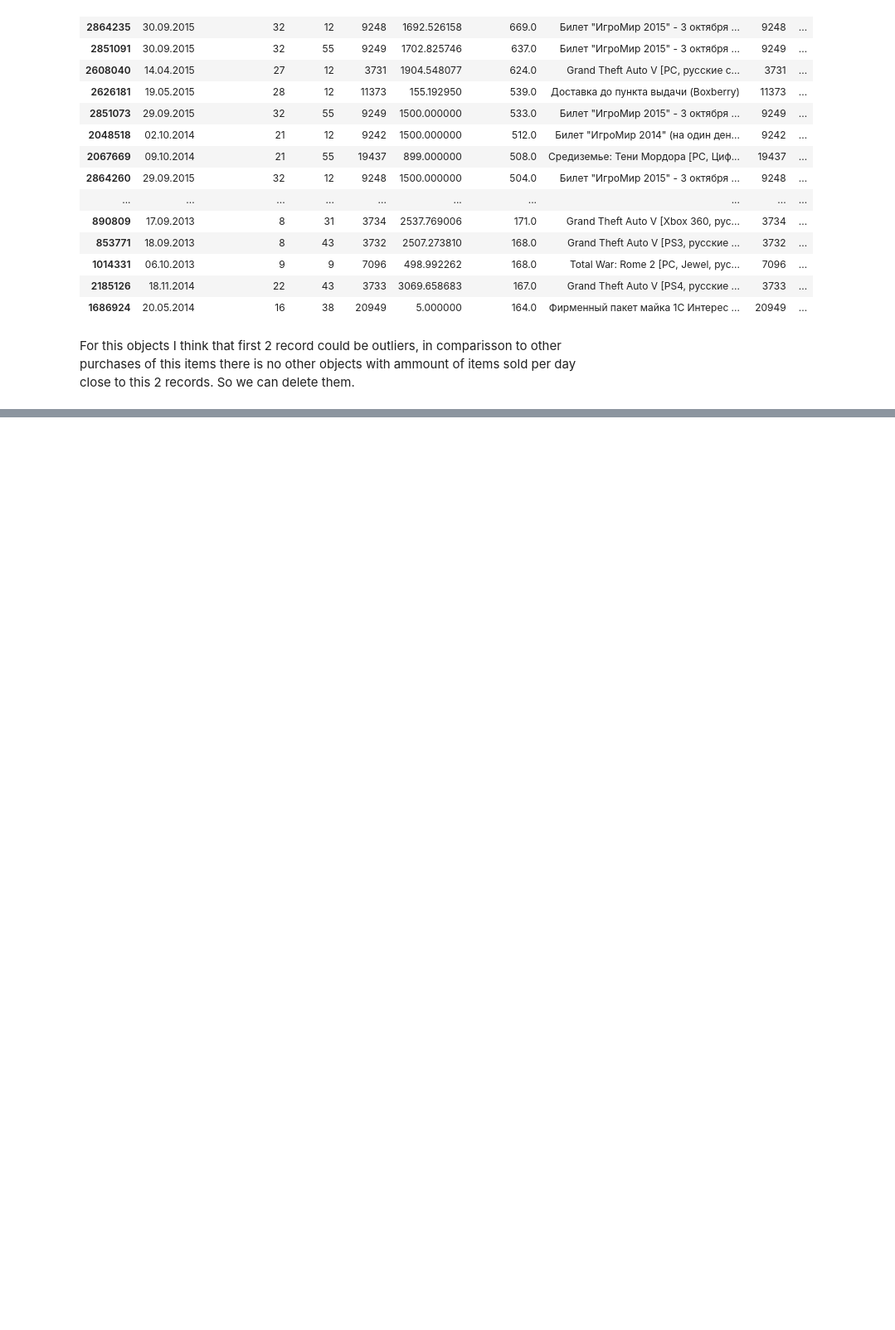
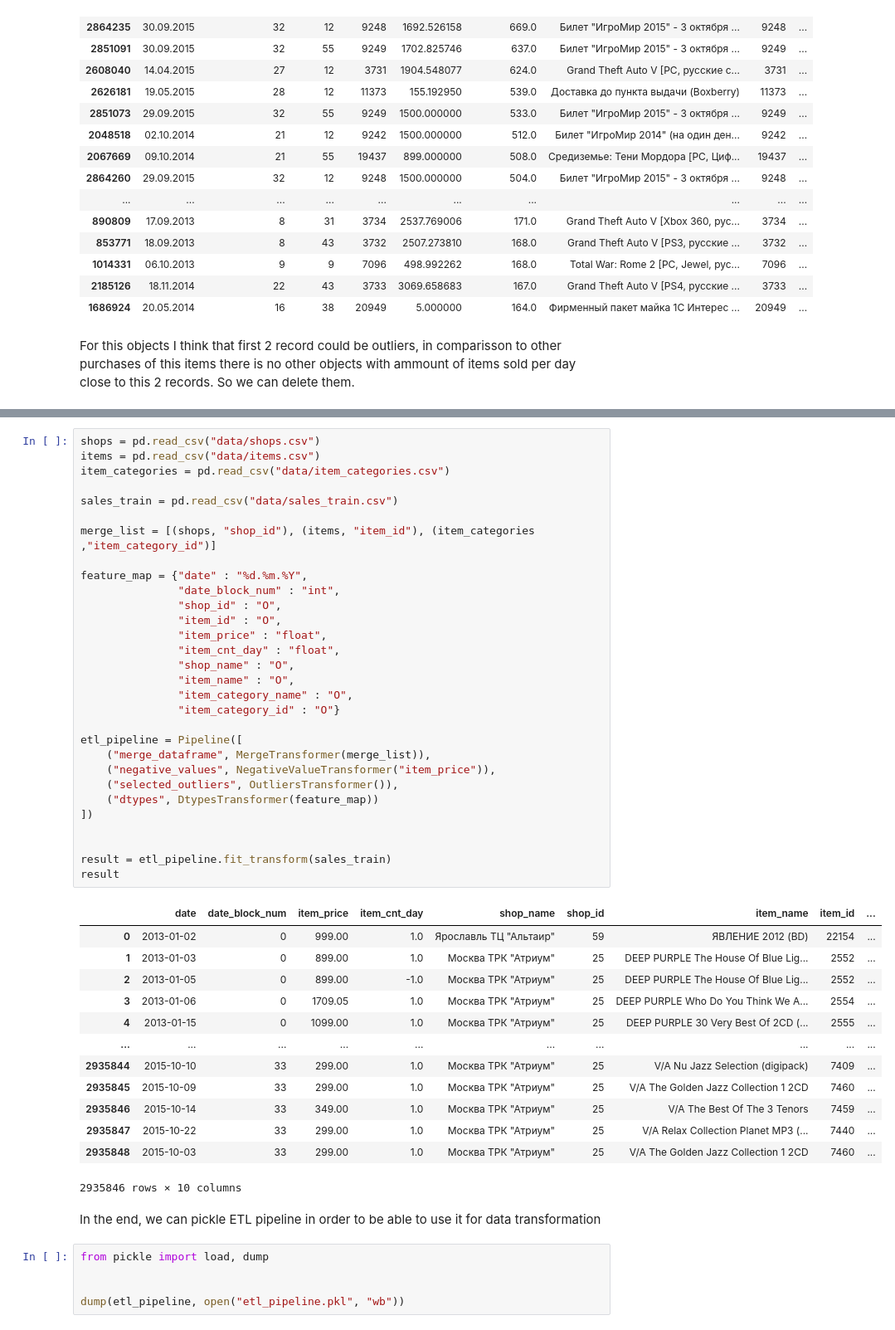
Before and after one commit to awkwarrd/ds-project-milad-almasri, a Jupyter notebook: dqc.ipynb, the cells around one changed output, grey strips where cells are left out. Shown at 83% size. Saved outputs shown, nothing was run; the diff lists cells and outputs as text; blank space fills up the shorter version.

Commit message:
DS-1.1 DQC and ETL finished. ETL pipeline added

```diff
--- a/dqc.ipynb
+++ b/dqc.ipynb
@@ -477,0 +645,51 @@ For this objects I think that first 2 record could be outliers, in comparisson t
+# %%
+shops = pd.read_csv("data/shops.csv")
+items = pd.read_csv("data/items.csv")
+item_categories = pd.read_csv("data/item_categories.csv")
+
+sales_train = pd.read_csv("data/sales_train.csv")
+
+merge_list = [(shops, "shop_id"), (items, "item_id"), (item_categories ,"item_category_id")]
+
+feature_map = {"date" : "%d.%m.%Y",
+    		   "date_block_num" : "int",
+               "shop_id" : "O",
+               "item_id" : "O",
+               "item_price" : "float",
+               "item_cnt_day" : "float",
+               "shop_name" : "O",
+               "item_name" : "O",
+               "item_category_name" : "O",
+               "item_category_id" : "O"}
+
+etl_pipeline = Pipeline([
+	("merge_dataframe", MergeTransformer(merge_list)),
+	("negative_values", NegativeValueTransformer("item_price")),
+	("selected_outliers", OutliersTransformer()),
+	("dtypes", DtypesTransformer(feature_map))
+])
+
+
+result = etl_pipeline.fit_transform(sales_train)
+result
+# %% [output]
+|  | date | date_block_num | item_price | item_cnt_day | shop_name | shop_id | item_name | item_id | ... |
+| 0 | 2013-01-02 | 0 | 999.00 | 1.0 | Ярославль ТЦ "Альтаир" | 59 | ЯВЛЕНИЕ 2012 (BD) | 22154 | ... |
+| 1 | 2013-01-03 | 0 | 899.00 | 1.0 | Москва ТРК "Атриум" | 25 | DEEP PURPLE The House Of Blue Lig... | 2552 | ... |
+| 2 | 2013-01-05 | 0 | 899.00 | -1.0 | Москва ТРК "Атриум" | 25 | DEEP PURPLE The House Of Blue Lig... | 2552 | ... |
+| 3 | 2013-01-06 | 0 | 1709.05 | 1.0 | Москва ТРК "Атриум" | 25 | DEEP PURPLE Who Do You Think We A... | 2554 | ... |
+| 4 | 2013-01-15 | 0 | 1099.00 | 1.0 | Москва ТРК "Атриум" | 25 | DEEP PURPLE 30 Very Best Of 2CD (... | 2555 | ... |
+| ... | ... | ... | ... | ... | ... | ... | ... | ... | ... |
+| 2935844 | 2015-10-10 | 33 | 299.00 | 1.0 | Москва ТРК "Атриум" | 25 | V/A Nu Jazz Selection (digipack) | 7409 | ... |
+| 2935845 | 2015-10-09 | 33 | 299.00 | 1.0 | Москва ТРК "Атриум" | 25 | V/A The Golden Jazz Collection 1 2CD | 7460 | ... |
+| 2935846 | 2015-10-14 | 33 | 349.00 | 1.0 | Москва ТРК "Атриум" | 25 | V/A The Best Of The 3 Tenors | 7459 | ... |
+| 2935847 | 2015-10-22 | 33 | 299.00 | 1.0 | Москва ТРК "Атриум" | 25 | V/A Relax Collection Planet MP3 (... | 7440 | ... |
+| 2935848 | 2015-10-03 | 33 | 299.00 | 1.0 | Москва ТРК "Атриум" | 25 | V/A The Golden Jazz Collection 1 2CD | 7460 | ... |
+2935846 rows × 10 columns
+# %% [markdown]
+In the end, we can pickle ETL pipeline in order to be able to use it for data transformation
+# %%
+from pickle import load, dump
+
+
+dump(etl_pipeline, open("etl_pipeline.pkl", "wb"))
```
Also changed, not shown: parts of 22 cells of this notebook, 1 other file.
